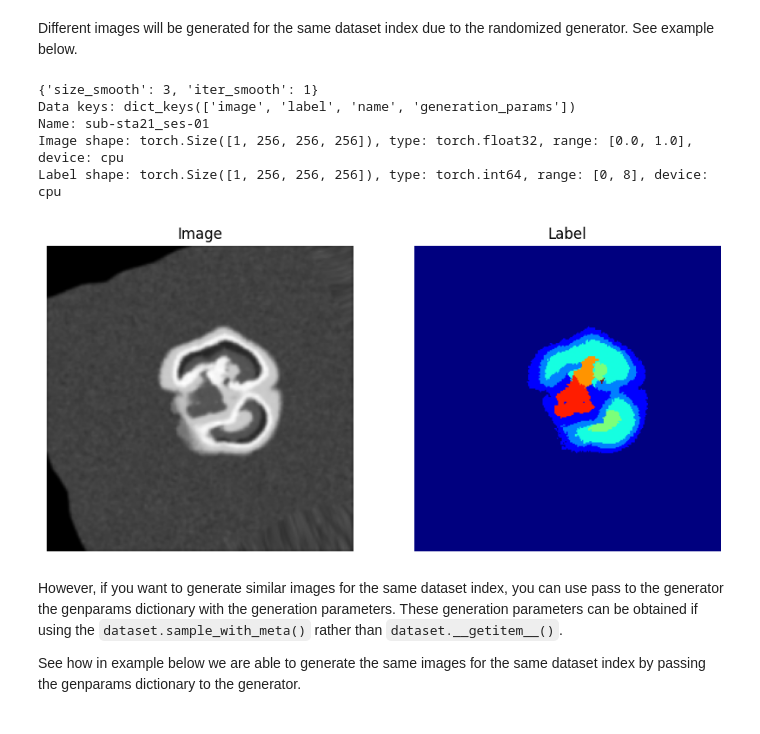
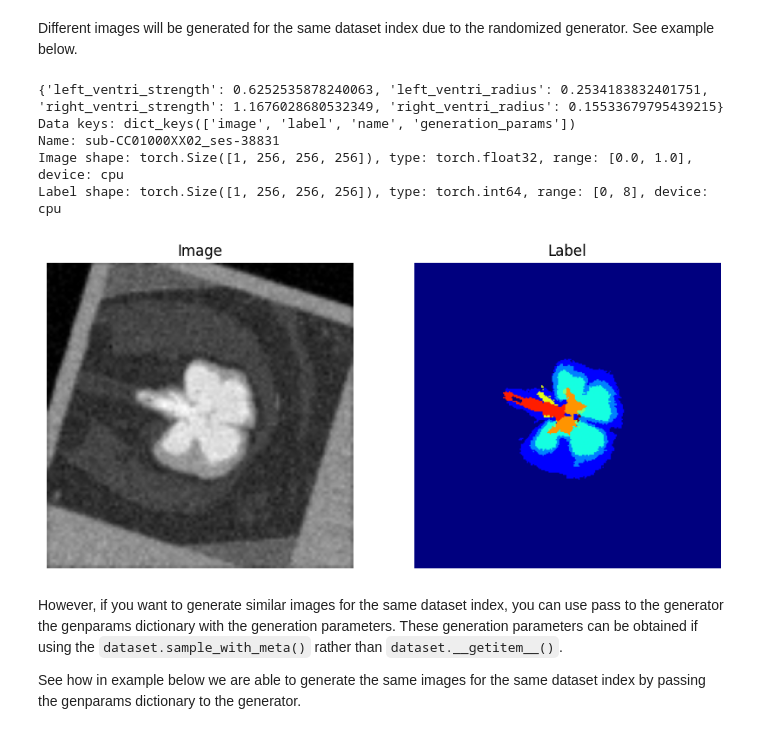
Before and after one commit to Medical-Image-Analysis-Laboratory/fetalsyngen, a Jupyter notebook: examples/generator.ipynb, the cells around one changed output. Cells and saved outputs as stored; diff of their text form; code cells hidden in the pictures.

```diff
--- a/examples/generator.ipynb
+++ b/examples/generator.ipynb
@@ -237,19 +219,20 @@ resampler = RandResample(prob=0.5, max_resolution=1.5, min_resolution=0.5)
 bias_field = RandBiasField(prob=0.5, scale_min=0.004, scale_max=0.02, std_min=0.01, std_max=0.3)
 noise = RandNoise(prob=0.5, std_min=5, std_max=15)
 gamma = RandGamma(prob=0.5, gamma_std=0.1)
-brain_alter = brain_Alterations(alteration_prob= 0.4, cortex_label= 2, csf_label= 1, wm_label= 3,
+brain_alter = brain_Alterations(alteration_prob= 0.2, brain_threshold = 0.5, cortex_label= 2, csf_label= 1, wm_label= 3,
                                 ventri_label= 4, cerebellum_label= 5, deep_gm_label= 6,
                                 brainstem_label= 7, cc_label= 8, min_size_smooth= 1, max_size_smooth= 5,
                                 min_iter_smooth= 1, max_iter_smooth= 3, min_size_thick= 1, max_size_thick= 2,
                                 min_size_thin= 1, ventri_max_strength= 1.5, ventri_min_strength= 0.5,
-                                ventri_max_radius= 0.45, ventri_min_radius= 0.3, left_ventri= 0,
-                                right_ventri= 0, bilateral_ventri= 0, min_size_hypo= 1, brain_alter_prob=[1.0, 0.0, 0.0, 0.0, 0.0])
+                                ventri_max_radius= 0.45, ventri_min_radius= 0.35, left_ventri= 0,
+                                right_ventri= 0, bilateral_ventri= 0, ventri_probs= [0.6, 0.2, 0.2], min_size_hypo= 1, max_size_hypo= 6,
+                                brain_alter_prob=[0.0, 0.0, 0.0, 1.0, 0.0])
 
-cc_alter = cc_Alterations(alteration_prob= 0.6, target_label= 8, csf_label=1, min_dilation= 1, max_dilation= 3,
+cc_alter = cc_Alterations(alteration_prob= 0.6, cc_threshold = 0.5, target_label= 8, csf_label=1, min_dilation= 1, max_dilation= 3,
                           min_erosion= 2, max_erosion= 3, min_posterior_loss= 0.25,
                           max_posterior_loss= 0.8, min_anterior_loss= 0.2, max_anterior_loss= 0.5,
                           min_amplitude_kinked= 1, max_amplitude_kinked= 4, min_freq_kinked= 3,
-                          max_freq_kinked= 23, cc_alter_prob= [0.0, 0.0, 3.0, 0.0, 0.0], brain_alterations=brain_alter)
+                          max_freq_kinked= 23, cc_alter_prob= [0.0, 0.0, 0.0, 1.0, 0.0], brain_alterations=brain_alter)
 
 generator = FetalSynthGen(shape=(256, 256, 256),
                           resolution=(0.5, 0.5, 0.5),
@@ -264,11 +247,11 @@ generator = FetalSynthGen(shape=(256, 256, 256),
                           )
 
 dataset = FetalSynthDataset(bids_path='/home/marinagrifell/Desktop/TFG/Data/pathsim/derivatives/resampled05', generator=generator,
-                            seed_path='/home/marinagrifell/Desktop/TFG/Data/pathsim/derivatives/seeds',
-                            seed_csf_path='/home/marinagrifell/Desktop/TFG/Data/pathsim/derivatives/seeds_csf',
-                            sub_list=['sub-sta21'],
+                            seed_path='/home/marinagrifell/Desktop/TFG/Data/pathsim/derivatives/seeds_4m_6s',
+                            seed_csf_path='/home/marinagrifell/Desktop/TFG/Data/pathsim/derivatives/seeds_csf_6s',
+                            sub_list=['sub-CC01000XX02'],
                             bids_path_img_ending= 'T2w',
-                            bids_path_segm_ending= 'dseg_CC',)
+                            bids_path_segm_ending= 'T2w_dseg_CC',)
 # %% [markdown]
 ### Print the generated configuration object
 # %% [markdown]
@@ -276,21 +259,21 @@ Different images will be generated for the same dataset index due to the randomi
 # %%
 result = dataset.sample_with_meta(0)
 genparams1 = result["generation_params"]['genparams_alteration']
 #genparams1 = dataset.generation_params['genparams_alteration']
 print(genparams1)
 plot_imgs(result)
 label = result["label"]
 seeds = result["image"]
-sample1 = label.cpu().numpy().astype(np.uint8)
+sample1 = seeds.cpu().numpy()
 img = nib.Nifti1Image(sample1, label.affine)
-nib.save(img, "aleterd_segm.nii.gz")
+nib.save(img, "kinked_intensity.nii.gz")
 # %% [output]
-{'size_smooth': 3, 'iter_smooth': 1}
+{'left_ventri_strength': 0.6252535878240063, 'left_ventri_radius': 0.2534183832401751, 'right_ventri_strength': 1.1676028680532349, 'right_ventri_radius': 0.15533679795439215}
 Data keys: dict_keys(['image', 'label', 'name', 'generation_params'])
-Name: sub-sta21_ses-01
+Name: sub-CC01000XX02_ses-38831
 Image shape: torch.Size([1, 256, 256, 256]), type: torch.float32, range: [0.0, 1.0], device: cpu
 Label shape: torch.Size([1, 256, 256, 256]), type: torch.int64, range: [0, 8], device: cpu
-[figure, old version]
+[figure, new version]
 # %% [markdown]
 However, if you want to generate similar images for the same dataset index, you can use  pass to the generator the genparams dictionary with the generation parameters. These generation parameters can be obtained if using the `dataset.sample_with_meta()` rather than `dataset.__getitem__()`.
 
```
Also changed, not shown: parts of 4 cells of this notebook, 26 other files.
